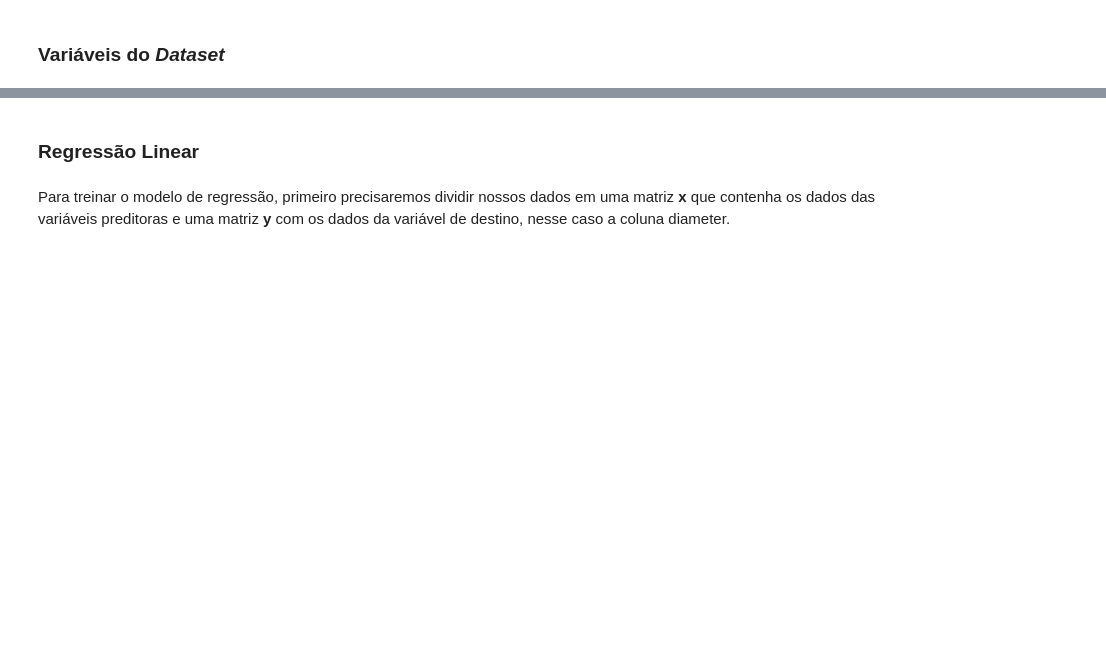
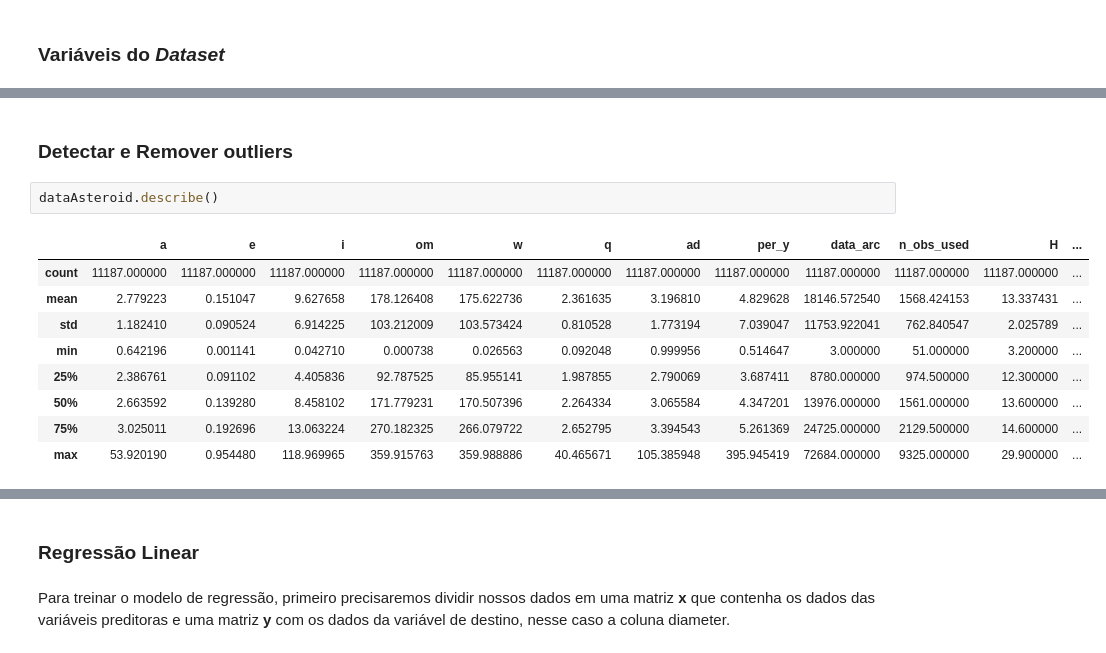
Before and after one commit to AmandaACLucio/Inteligencia_Computacional, a Jupyter notebook: Projeto/Projeto.ipynb, the cells around one changed output, grey strips where cells are left out. Saved outputs shown, nothing was run; the diff lists cells and outputs as text; blank space fills up the shorter version.

```diff
--- a/Projeto/Projeto.ipynb
+++ b/Projeto/Projeto.ipynb
@@ -25,0 +47,14 @@ dataAsteroid.columns
+# %% [markdown]
+### Detectar e Remover outliers
+# %%
+dataAsteroid.describe()
+# %% [output]
+|  | a | e | i | om | w | q | ad | per_y | data_arc | n_obs_used | H | ... |
+| count | 11187.000000 | 11187.000000 | 11187.000000 | 11187.000000 | 11187.000000 | 11187.000000 | 11187.000000 | 11187.000000 | 11187.000000 | 11187.000000 | 11187.000000 | ... |
+| mean | 2.779223 | 0.151047 | 9.627658 | 178.126408 | 175.622736 | 2.361635 | 3.196810 | 4.829628 | 18146.572540 | 1568.424153 | 13.337431 | ... |
+| std | 1.182410 | 0.090524 | 6.914225 | 103.212009 | 103.573424 | 0.810528 | 1.773194 | 7.039047 | 11753.922041 | 762.840547 | 2.025789 | ... |
+| min | 0.642196 | 0.001141 | 0.042710 | 0.000738 | 0.026563 | 0.092048 | 0.999956 | 0.514647 | 3.000000 | 51.000000 | 3.200000 | ... |
+| 25% | 2.386761 | 0.091102 | 4.405836 | 92.787525 | 85.955141 | 1.987855 | 2.790069 | 3.687411 | 8780.000000 | 974.500000 | 12.300000 | ... |
+| 50% | 2.663592 | 0.139280 | 8.458102 | 171.779231 | 170.507396 | 2.264334 | 3.065584 | 4.347201 | 13976.000000 | 1561.000000 | 13.600000 | ... |
+| 75% | 3.025011 | 0.192696 | 13.063224 | 270.182325 | 266.079722 | 2.652795 | 3.394543 | 5.261369 | 24725.000000 | 2129.500000 | 14.600000 | ... |
+| max | 53.920190 | 0.954480 | 118.969965 | 359.915763 | 359.988886 | 40.465671 | 105.385948 | 395.945419 | 72684.000000 | 9325.000000 | 29.900000 | ... |
```
Also changed, not shown: parts of 10 cells of this notebook, 1 other file.
